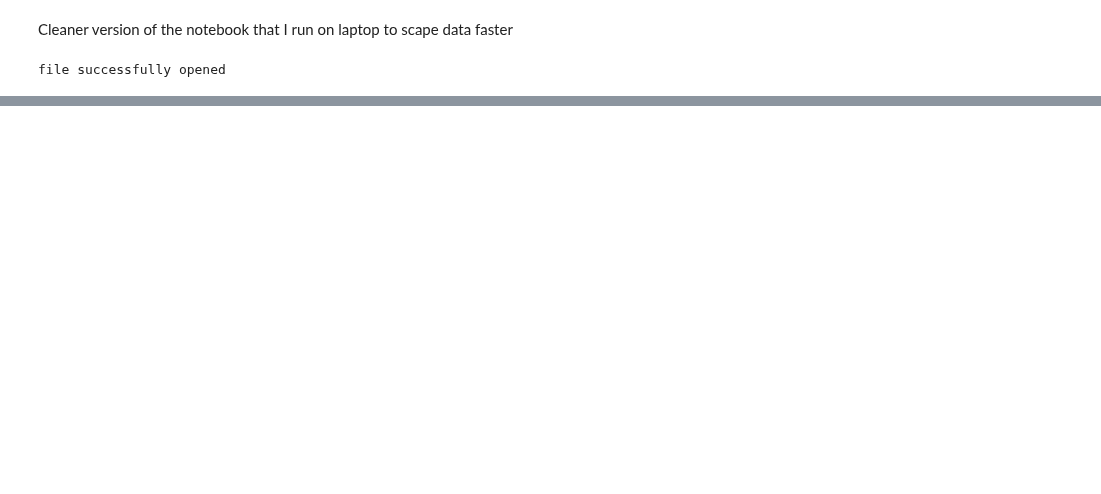
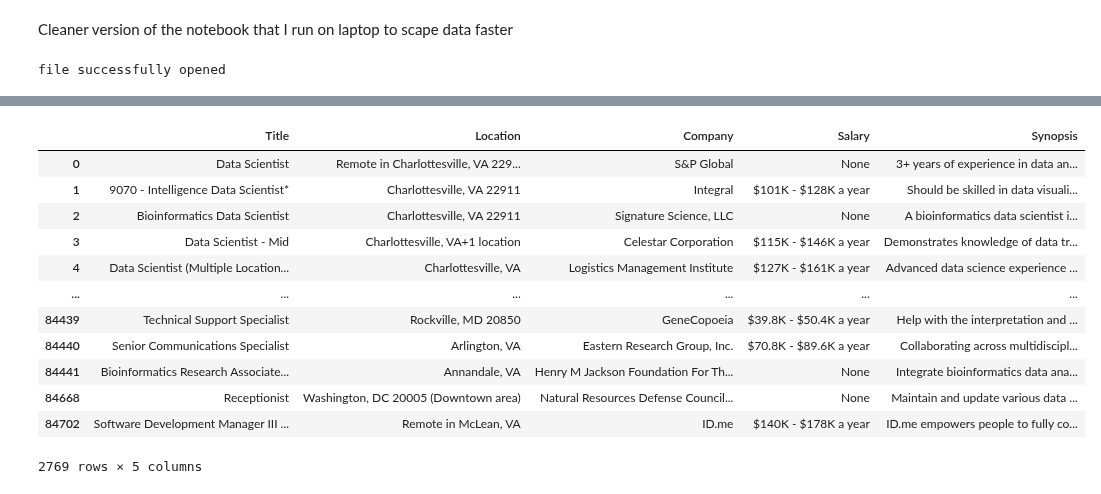
Before and after one commit to Chiuchiyin/Coding-fun, a Jupyter notebook: Web Scraping Job Postings/data scraper laptop version.ipynb, the cells around one changed output, grey strips where cells are left out. Drawn from its saved outputs; the diff is of its cells as text; code cells hidden in the pictures; blank space fills up the shorter version.

```diff
--- a/Web Scraping Job Postings/data scraper laptop version.ipynb
+++ b/Web Scraping Job Postings/data scraper laptop version.ipynb
@@ -163,0 +186,18 @@ OSError: [Errno 22] Invalid argument: 'jobs1.csv'
+# %%
+df = pd.read_csv('jobs.csv' , sep='\t', encoding='utf-8', index_col=0)
+# %%
+df[~df.duplicated()]
+# %% [output]
+|  | Title | Location | Company | Salary | Synopsis |
+| 0 | Data Scientist | Remote in Charlottesville, VA 229... | S&P Global | None | 3+ years of experience in data an... |
+| 1 | 9070 - Intelligence Data Scientist* | Charlottesville, VA 22911 | Integral | $101K - $128K a year | Should be skilled in data visuali... |
+| 2 | Bioinformatics Data Scientist | Charlottesville, VA 22911 | Signature Science, LLC | None | A bioinformatics data scientist i... |
+| 3 | Data Scientist - Mid | Charlottesville, VA+1 location | Celestar Corporation | $115K - $146K a year | Demonstrates knowledge of data tr... |
+| 4 | Data Scientist (Multiple Location... | Charlottesville, VA | Logistics Management Institute | $127K - $161K a year | Advanced data science experience ... |
+| ... | ... | ... | ... | ... | ... |
+| 84439 | Technical Support Specialist | Rockville, MD 20850 | GeneCopoeia | $39.8K - $50.4K a year | Help with the interpretation and ... |
+| 84440 | Senior Communications Specialist | Arlington, VA | Eastern Research Group, Inc. | $70.8K - $89.6K a year | Collaborating across multidiscipl... |
+| 84441 | Bioinformatics Research Associate... | Annandale, VA | Henry M Jackson Foundation For Th... | None | Integrate bioinformatics data ana... |
+| 84668 | Receptionist | Washington, DC 20005 (Downtown area) | Natural Resources Defense Council... | None | Maintain and update various data ... |
+| 84702 | Software Development Manager III ... | Remote in McLean, VA | ID.me | $140K - $178K a year | ID.me empowers people to fully co... |
+2769 rows × 5 columns
```
Also changed, not shown: parts of 12 cells of this notebook, 2 other files.
